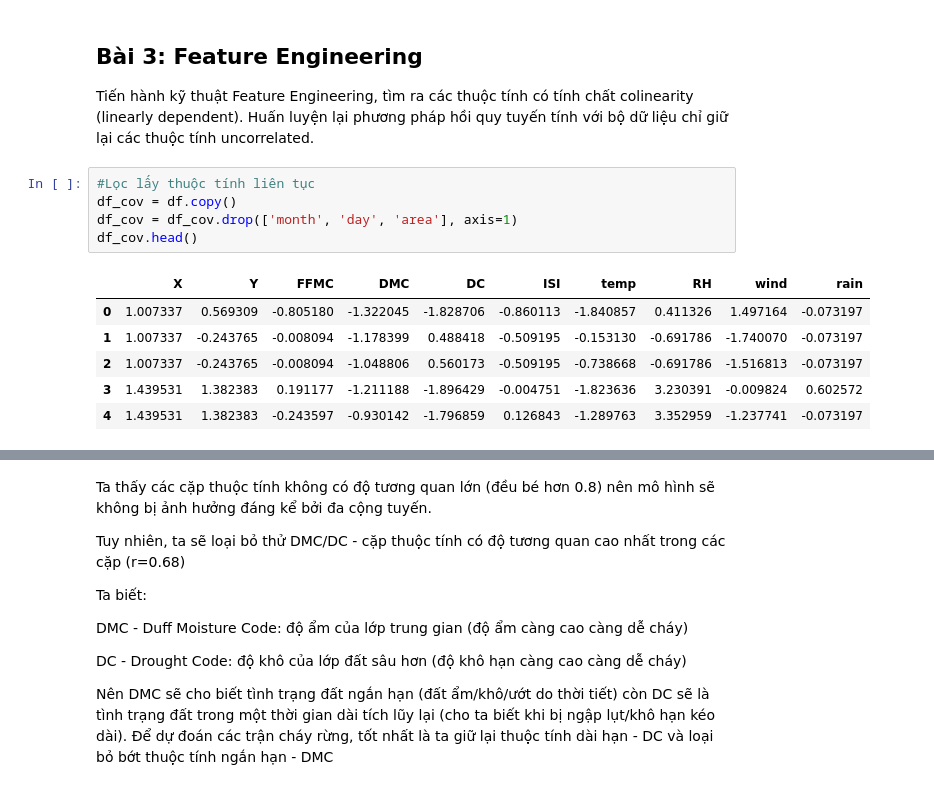
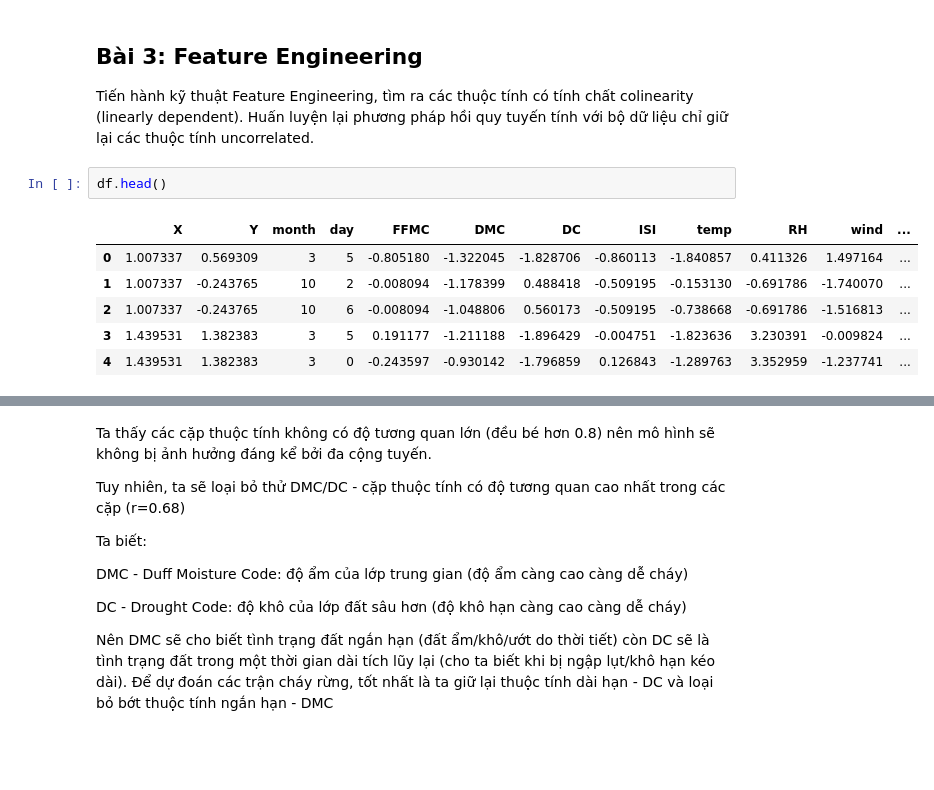
Before and after one commit to dinhbaothy/DS102_23521563, a Jupyter notebook: Lab01_LinearReg/forest_fire_prediction.ipynb, the cells around one changed output, grey strips where cells are left out. Cells and saved outputs as stored; diff of their text form; blank space fills up the shorter version.

```diff
--- a/Lab01_LinearReg/forest_fire_prediction.ipynb
+++ b/Lab01_LinearReg/forest_fire_prediction.ipynb
@@ -213,15 +215,12 @@ RMSE Std 79.39362106724447
 Tiến hành kỹ thuật Feature Engineering, tìm ra các thuộc tính có tính
 chất colinearity (linearly dependent). Huấn luyện lại phương pháp hồi quy tuyến tính
 với bộ dữ liệu chỉ giữ lại các thuộc tính uncorrelated.
-# %%
-#Lọc lấy thuộc tính liên tục
-df_cov = df.copy()
-df_cov = df_cov.drop(['month', 'day', 'area'], axis=1)
-df_cov.head()
-# %% [output]
-|  | X | Y | FFMC | DMC | DC | ISI | temp | RH | wind | rain |
-| 0 | 1.007337 | 0.569309 | -0.805180 | -1.322045 | -1.828706 | -0.860113 | -1.840857 | 0.411326 | 1.497164 | -0.073197 |
-| 1 | 1.007337 | -0.243765 | -0.008094 | -1.178399 | 0.488418 | -0.509195 | -0.153130 | -0.691786 | -1.740070 | -0.073197 |
-| 2 | 1.007337 | -0.243765 | -0.008094 | -1.048806 | 0.560173 | -0.509195 | -0.738668 | -0.691786 | -1.516813 | -0.073197 |
-| 3 | 1.439531 | 1.382383 | 0.191177 | -1.211188 | -1.896429 | -0.004751 | -1.823636 | 3.230391 | -0.009824 | 0.602572 |
-| 4 | 1.439531 | 1.382383 | -0.243597 | -0.930142 | -1.796859 | 0.126843 | -1.289763 | 3.352959 | -1.237741 | -0.073197 |
+# %%
+df.head()
+# %% [output]
+|  | X | Y | month | day | FFMC | DMC | DC | ISI | temp | RH | wind | ... |
+| 0 | 1.007337 | 0.569309 | 3 | 5 | -0.805180 | -1.322045 | -1.828706 | -0.860113 | -1.840857 | 0.411326 | 1.497164 | ... |
+| 1 | 1.007337 | -0.243765 | 10 | 2 | -0.008094 | -1.178399 | 0.488418 | -0.509195 | -0.153130 | -0.691786 | -1.740070 | ... |
+| 2 | 1.007337 | -0.243765 | 10 | 6 | -0.008094 | -1.048806 | 0.560173 | -0.509195 | -0.738668 | -0.691786 | -1.516813 | ... |
+| 3 | 1.439531 | 1.382383 | 3 | 5 | 0.191177 | -1.211188 | -1.896429 | -0.004751 | -1.823636 | 3.230391 | -0.009824 | ... |
+| 4 | 1.439531 | 1.382383 | 3 | 0 | -0.243597 | -0.930142 | -1.796859 | 0.126843 | -1.289763 | 3.352959 | -1.237741 | ... |
```
Also changed, not shown: parts of 14 cells of this notebook.
